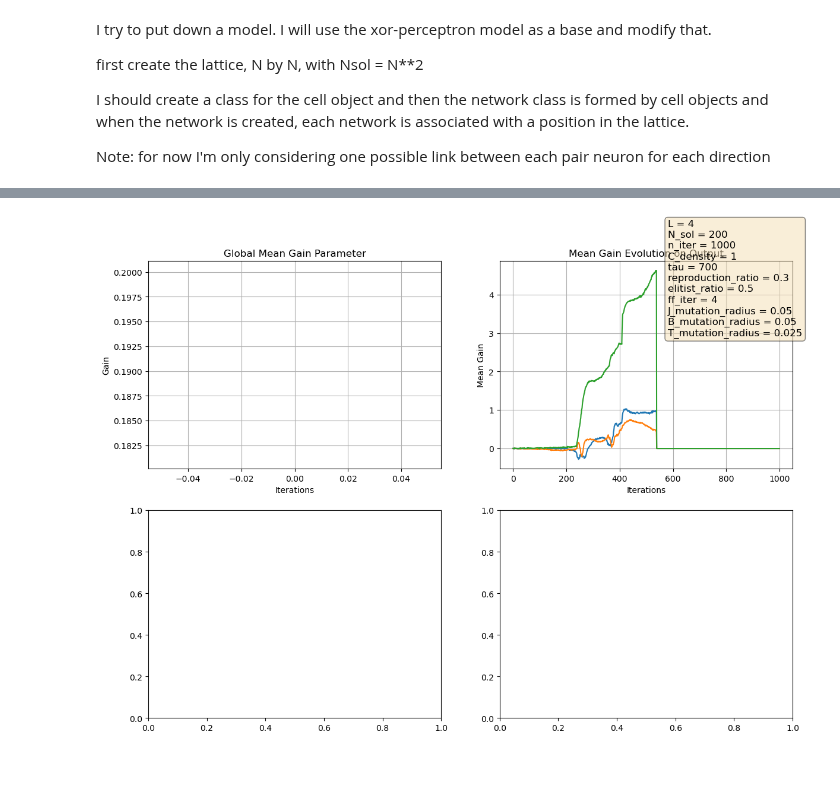
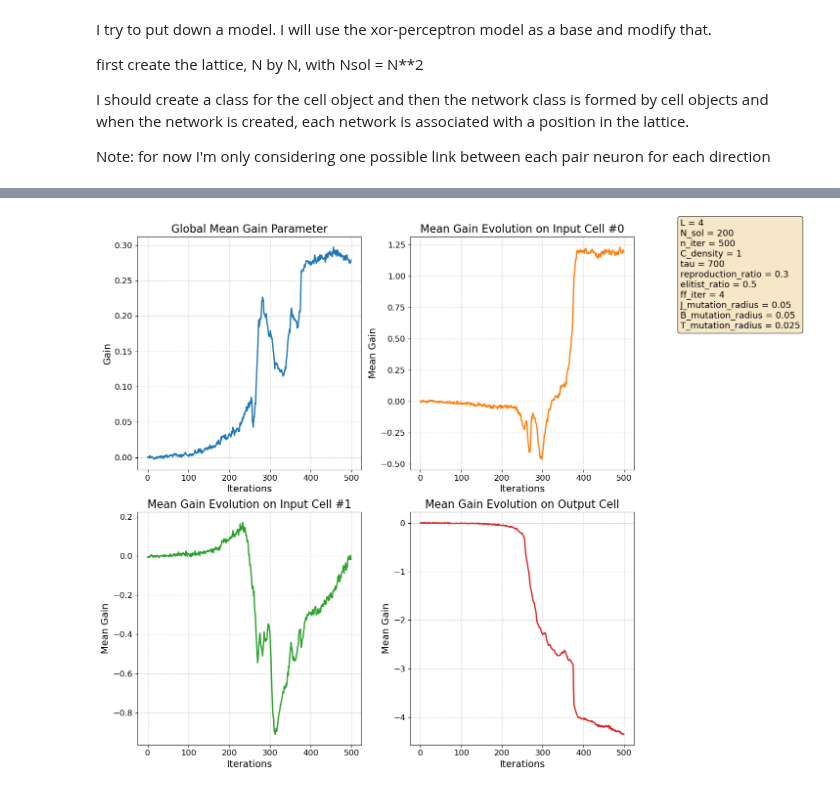
Before and after one commit to pietromalagoli/NeuronEvolution, a Jupyter notebook: main/model_ricard.ipynb, the cells around one changed output, grey strips where cells are left out. Cells and saved outputs as stored; diff of their text form; code cells hidden in the pictures.

```diff
--- a/main/model_ricard.ipynb
+++ b/main/model_ricard.ipynb
@@ -38,7 +39,8 @@ par={'L': 4,                    # side length of the squared lattice
      #'x_n': np.linspace(-1,1,64),   # discretization of the input of the transfer function (last argmument
                                    # is also the maximum number of non-zero coefficients in the DFT of the
                                    # transfer function. it should be a power of 2 for best performance of fft)
-     'n_iter': 1000,                    # number of iterations of the algorithm
+     'n_iter': 500,                    # number of iterations of the algorithm
+     'early_stop_ratio': 0.9,           # ratio of solutions to have loss < 0.01 for early stop to trigger
      'N_sol': 200}                       # number of solutions (individuals, networks) considered in the simulation
 
 if par['reproduction_ratio'] + par['elitist_ratio'] > 1:
@@ -309,58 +450,45 @@ plt.show()
 # %%
-fig, axs = plt.subplots(2, 2, figsize=(14, 10))
+fig, axs = plt.subplots(2, 2, figsize=(16, 12))
 
 # Global Mean Gain
-axs[0, 0].plot(np.mean(data,axis=(0,1)))
-axs[0, 0].set_title('Global Mean Gain Parameter')
-axs[0, 0].set_xlabel('Iterations')
-axs[0, 0].set_ylabel('Gain')
-axs[0, 0].grid(True)
+axs[0, 0].plot(np.mean(T_values, axis=(0, 1)), color='tab:blue', linewidth=2)
+axs[0, 0].set_title('Global Mean Gain Parameter', fontsize=16)
+axs[0, 0].set_xlabel('Iterations', fontsize=14)
+axs[0, 0].set_ylabel('Gain', fontsize=14)
+axs[0, 0].grid(True, linestyle='--', alpha=0.6)
+axs[0, 0].tick_params(axis='both', labelsize=12)
 
 # Mean Gain Evolution on Input #0
-axs[0, 1].plot(np.mean(T_values[:,par['L']//2,:],axis=0))
-axs[0, 1].set_title('Mean Gain Evolution on Input #0')
-axs[0, 1].set_xlabel('Iterations')
-axs[0, 1].set_ylabel('Mean Gain')
-#axs[0, 1].set_xscale('log')
-axs[0, 1].grid(True)
+axs[0, 1].plot(np.mean(T_values[:, par['L']//2, :], axis=0), color='tab:orange', linewidth=2)
+axs[0, 1].set_title('Mean Gain Evolution on Input Cell #0', fontsize=16)
+axs[0, 1].set_xlabel('Iterations', fontsize=14)
+axs[0, 1].set_ylabel('Mean Gain', fontsize=14)
+axs[0, 1].grid(True, linestyle='--', alpha=0.6)
+axs[0, 1].tick_params(axis='both', labelsize=12)
 
 # Mean Gain Evolution on Input #1
-axs[1, 0].plot(np.mean(T_values[:,2*par['L'],:],axis=0))
-axs[1, 0].set_title('Mean Gain Evolution on Input #1')
-axs[1, 0].set_xlabel('Iterations')
-axs[1, 0].set_ylabel('Mean Gain')
-#axs[0, 1].set_xscale('log')
-axs[1, 0].grid(True)
+axs[1, 0].plot(np.mean(T_values[:, 2*par['L'], :], axis=0), color='tab:green', linewidth=2)
+axs[1, 0].set_title('Mean Gain Evolution on Input Cell #1', fontsize=16)
+axs[1, 0].set_xlabel('Iterations', fontsize=14)
+axs[1, 0].set_ylabel('Mean Gain', fontsize=14)
+axs[1, 0].grid(True, linestyle='--', alpha=0.6)
+axs[1, 0].tick_params(axis='both', labelsize=12)
 
 # Mean Gain Evolution on Output
-axs[1, 1].plot(np.mean(T_values[:,-1,:],axis=0))
-axs[1, 1].set_title('Mean Gain Evolution on Output')
-axs[1, 1].set_xlabel('Iterations')
-axs[1, 1].set_ylabel('Mean Gain')
-#axs[0, 1].set_xscale('log')
-axs[1, 1].grid(True)
-
-# Prepare parameter text
-param_text = (
-    f"L = {par['L']}\n"
-    f"N_sol = {par['N_sol']}\n"
-    f"n_iter = {par['n_iter']}\n"
-    f"C_density = {par['C_density']}\n"
-    f"tau = {par['tau']}\n"
-    f"reproduction_ratio = {par['reproduction_ratio']}\n"
-    f"elitist_ratio = {par['elitist_ratio']}\n"
-    f"ff_iter = {par['ff_iter']}\n"
-    f"J_mutation_radius = {par['J_mutation_radius']}\n"
-    f"B_mutation_radius = {par['B_mutation_radius']}\n"
-    f"T_mutation_radius = {par['T_mutation_radius']}"
-)
+axs[1, 1].plot(np.mean(T_values[:, -1, :], axis=0), color='tab:red', linewidth=2)
+axs[1, 1].set_title('Mean Gain Evolution on Output Cell', fontsize=16)
+axs[1, 1].set_xlabel('Iterations', fontsize=14)
+axs[1, 1].set_ylabel('Mean Gain', fontsize=14)
+axs[1, 1].grid(True, linestyle='--', alpha=0.6)
+axs[1, 1].tick_params(axis='both', labelsize=12)
 
 # Add parameter box
-fig.text(0.75, 0.95, param_text, fontsize=12, va='top', ha='left',
-         bbox=dict(boxstyle='round', facecolor='wheat', alpha=0.5))
+fig.text(0.75, 0.95, param_text, fontsize=13, va='top', ha='left',
+         bbox=dict(boxstyle='round', facecolor='wheat', alpha=0.7))
 
 plt.tight_layout(rect=[0, 0, 0.7, 1])
-plt.savefig('plots/loss.png')
+plt.subplots_adjust(top=0.92)
+plt.savefig('plots/gain.png', dpi=150)
 plt.show()
 # %% [output]
-[figure, old version]
+[figure, new version]
```
Also changed, not shown: parts of 13 cells of this notebook, 12 other files.
